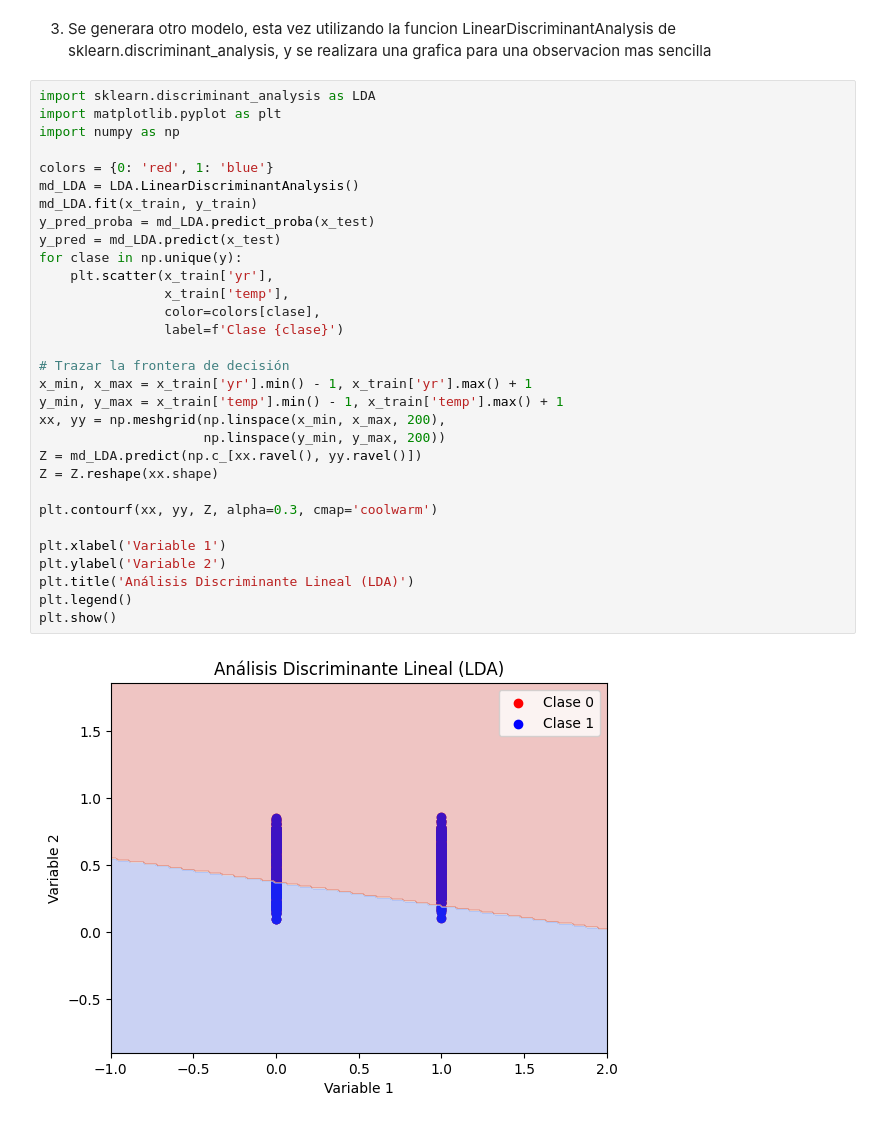
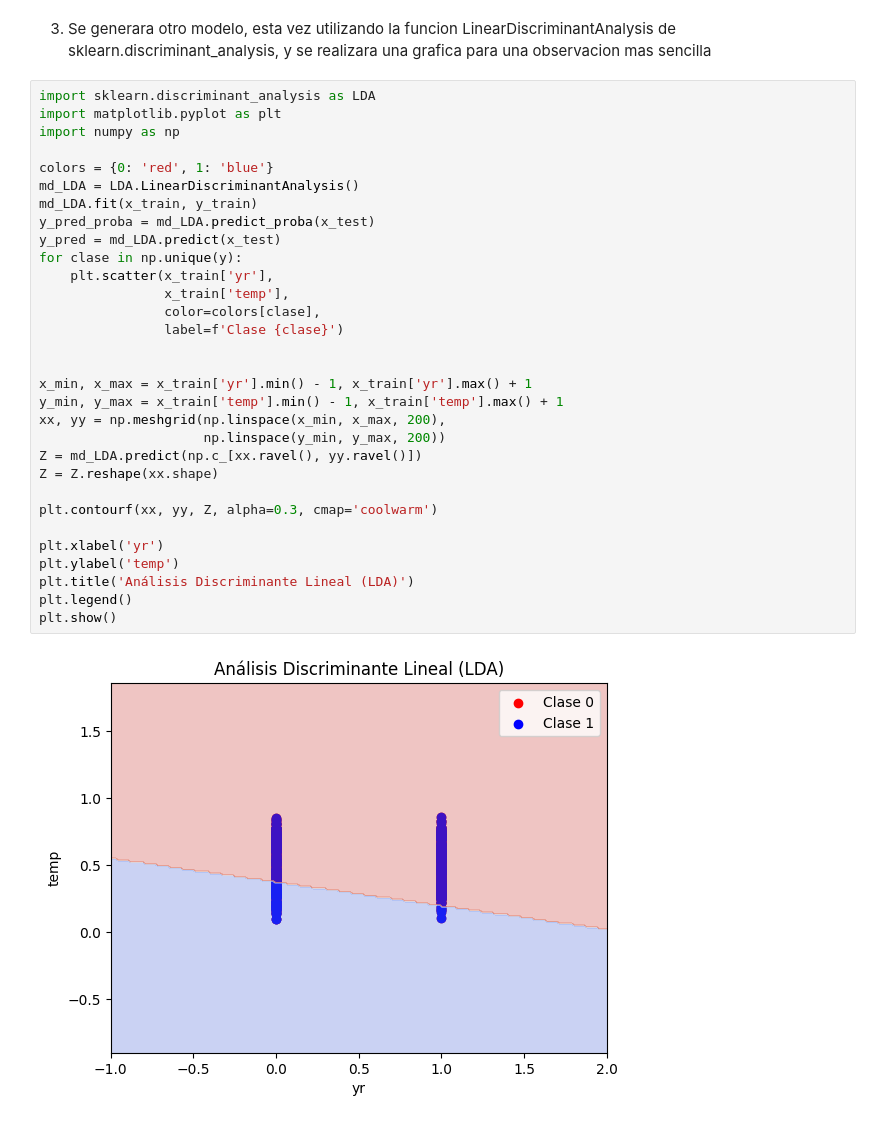
Before and after one commit to hectorcamachoz/LDA_Arboles_de_Decisiones, a Jupyter notebook: A2_2_594557.ipynb, the cells around one changed output. Saved outputs shown, nothing was run; the diff lists cells and outputs as text.

```diff
--- a/A2_2_594557.ipynb
+++ b/A2_2_594557.ipynb
@@ -110,33 +110,33 @@ x_test = x_test.filter(items=['yr', 'temp'])
 # %%
 import sklearn.discriminant_analysis as LDA
 import matplotlib.pyplot as plt
 import numpy as np
 
 colors = {0: 'red', 1: 'blue'}
 md_LDA = LDA.LinearDiscriminantAnalysis()
 md_LDA.fit(x_train, y_train)
 y_pred_proba = md_LDA.predict_proba(x_test)
 y_pred = md_LDA.predict(x_test)
 for clase in np.unique(y):
     plt.scatter(x_train['yr'],
                 x_train['temp'],
                 color=colors[clase],
                 label=f'Clase {clase}')
 
-# Trazar la frontera de decisión
+
 x_min, x_max = x_train['yr'].min() - 1, x_train['yr'].max() + 1
 y_min, y_max = x_train['temp'].min() - 1, x_train['temp'].max() + 1
 xx, yy = np.meshgrid(np.linspace(x_min, x_max, 200),
                      np.linspace(y_min, y_max, 200))
 Z = md_LDA.predict(np.c_[xx.ravel(), yy.ravel()])
 Z = Z.reshape(xx.shape)
 
 plt.contourf(xx, yy, Z, alpha=0.3, cmap='coolwarm')
 
-plt.xlabel('Variable 1')
-plt.ylabel('Variable 2')
+plt.xlabel('yr')
+plt.ylabel('temp')
 plt.title('Análisis Discriminante Lineal (LDA)')
 plt.legend()
 plt.show()
 # %% [output]
-[figure, old version]
+[figure, new version]
```
Also changed, not shown: parts of 2 cells of this notebook.
